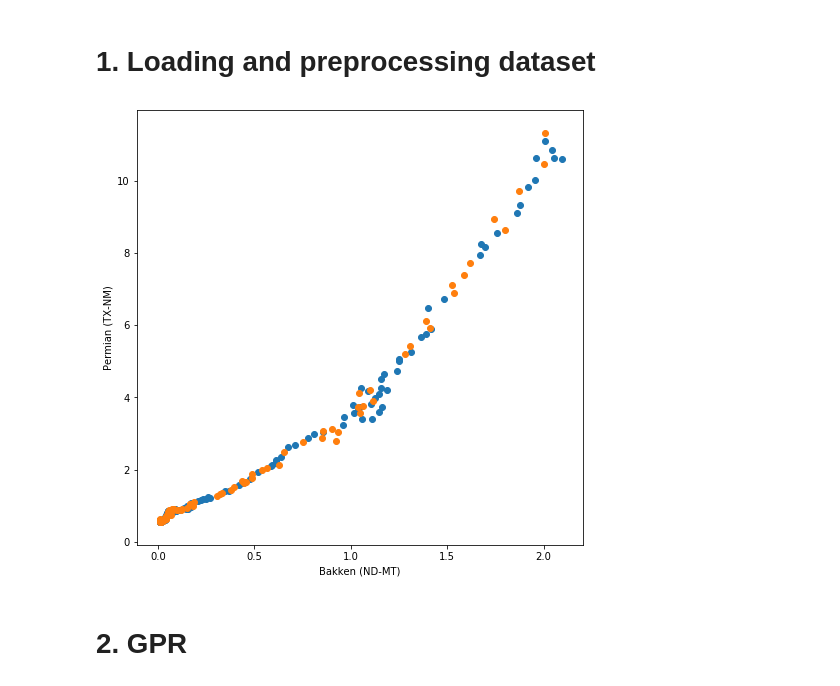
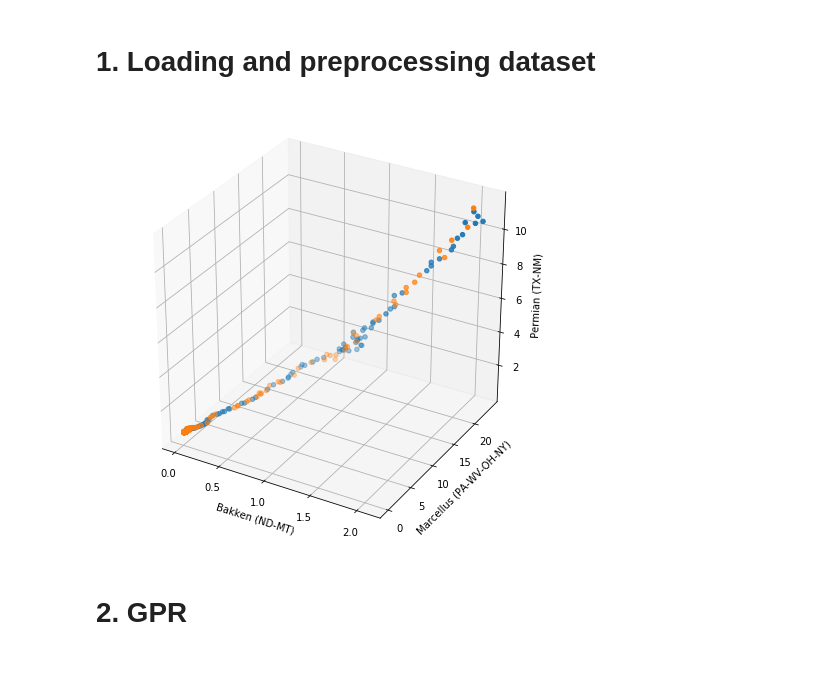
Before and after one commit to mlxlpt/aml2020, a Jupyter notebook: Python/Interpolation.ipynb, the cells around one changed output. Drawn from its saved outputs; the diff is of its cells as text; code cells hidden in the pictures.

```diff
--- a/Python/Interpolation.ipynb
+++ b/Python/Interpolation.ipynb
@@ -73,40 +73,40 @@ elif fileName == 'shalegas':
     #x_col = ['Permian (TX-NM)','Marcellus (PA-WV-OH-NY)']
     #x_col = ['Marcellus (PA-WV-OH-NY)']
     #x_col = ['Bakken (ND-MT)','Marcellus (PA-WV-OH-NY)']
-    x_col = ['Bakken (ND-MT)']
+    x_col = ['Bakken (ND-MT)', 'Marcellus (PA-WV-OH-NY)']
     #y_col = ['Utica (OH-PA-WV)']
     y_col  = ['Permian (TX-NM)']
 
 x_tr = x_train.loc[:,x_col].astype(float)
 y_tr = x_train.loc[:,y_col].astype(float)
 x_te = x_test.loc[:,x_col].astype(float)
 y_te = x_test.loc[:,y_col].astype(float)
 
 #Displaying the chosen dimensions :
 if (np.size(x_col) == 1) :
     fig, ax = plt.subplots(1, 1, figsize=(8, 8))
     ax.scatter(x_tr[x_col[0]], y_tr, label='train')
     ax.scatter(x_te[x_col[0]], y_te, label='test')
     ax.set_xlabel(x_col[0])
     ax.set_ylabel(y_col[0])
     plt.show()
 
 
 
 if (np.size(x_col) == 2) :
     fig = plt.figure(figsize=(8, 8))
     ax = fig.add_subplot(111, projection='3d')
 
     ax.scatter(x_tr[x_col[0]], x_tr[x_col[1]], y_tr, label='train')
     ax.scatter(x_te[x_col[0]], x_te[x_col[1]], y_te, label='test')
 
     ax.set_xlabel(x_col[0])
     ax.set_ylabel(x_col[1])
     ax.set_zlabel(y_col[0])
 
     plt.show()
 # %% [output]
-[figure, old version]
+[figure, new version]
 # %% [markdown]
 # 2. GPR
 # %%
```
Also changed, not shown: parts of 5 cells of this notebook, 1 other file.
